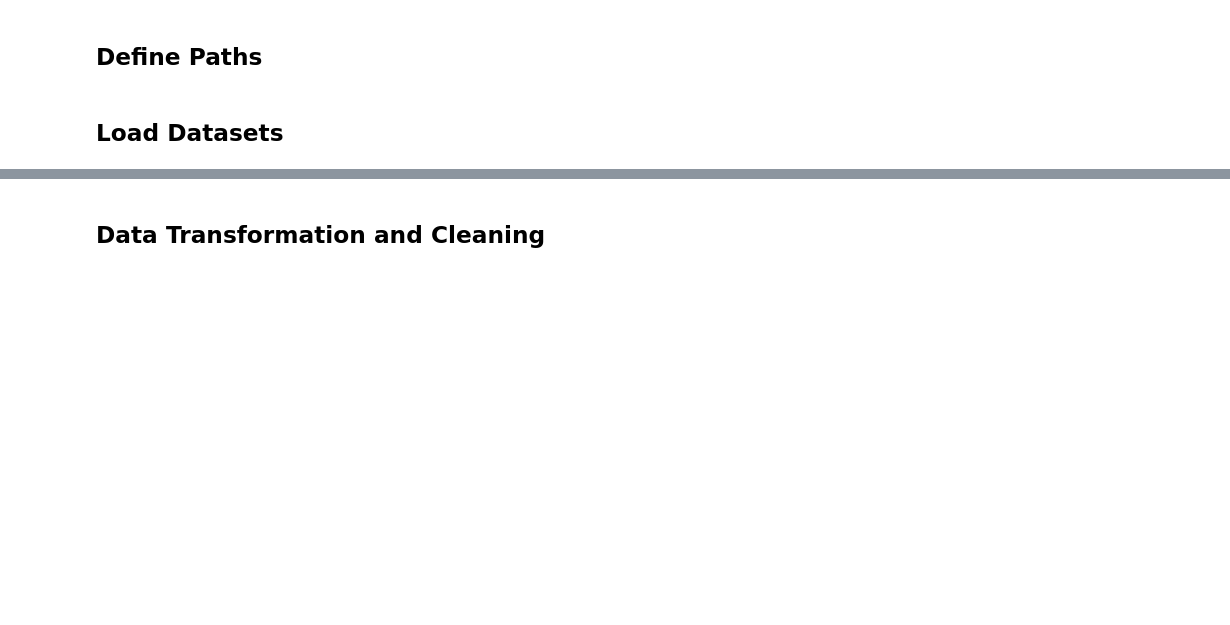
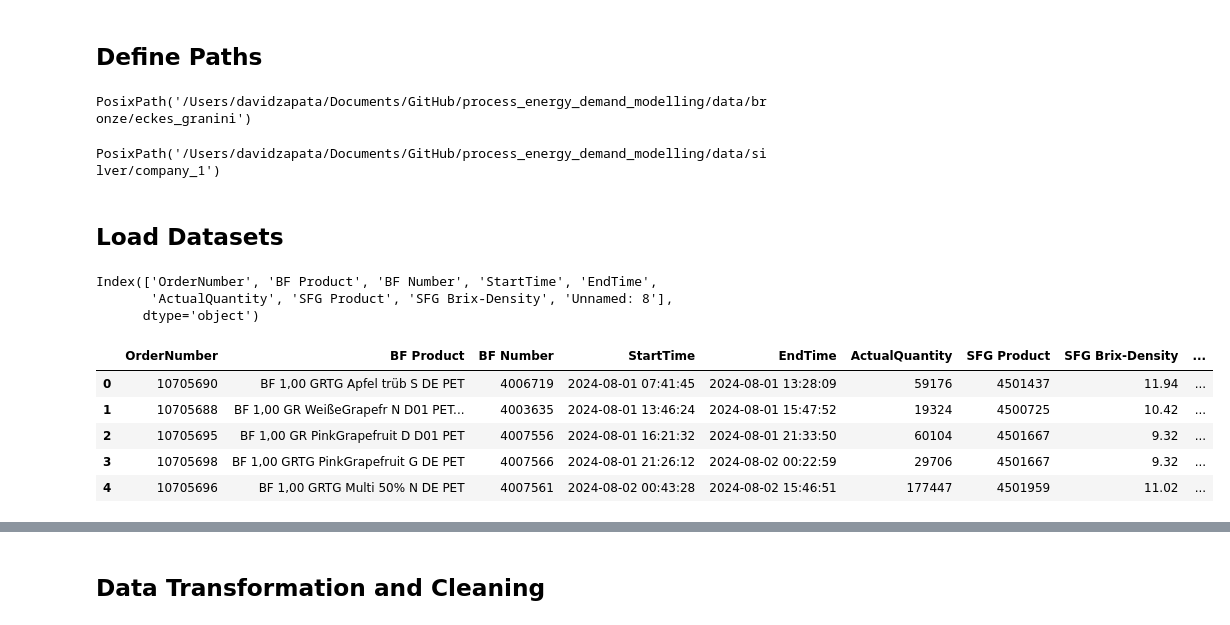
Before and after one commit to zapataunipaderborn/process_energy_demand_modelling, a Jupyter notebook: src/data_cleaning/eckes_granini/02_analysis_eckes_productiondata.ipynb, the cells around one changed output, grey strips where cells are left out. Saved outputs shown, nothing was run; the diff lists cells and outputs as text; code cells hidden in the pictures; blank space fills up the shorter version.

```diff
--- a/src/data_cleaning/eckes_granini/02_analysis_eckes_productiondata.ipynb
+++ b/src/data_cleaning/eckes_granini/02_analysis_eckes_productiondata.ipynb
@@ -84,4 +84,7 @@ pd.options.mode.chained_assignment = None
 current_path = Path(__file__).resolve().parent if '__file__' in globals() else Path().resolve()
 
 # Navigate to the 'data/bronze/aixit' folder relative to the current path
-files_folder_raw = current_path.parent.parent.parent.parent / 'data' / 'raw' / 'eckes_granini'
+files_folder_bronze = current_path.parent.parent.parent / 'data' / 'bronze' / 'eckes_granini'
+files_folder_bronze
+# %% [output]
+PosixPath('/Users/davidzapata/Documents/GitHub/process_energy_demand_modelling/data/bronze/eckes_granini')
@@ -91,5 +92,8 @@ files_folder_raw
 # Define the path to the current file's location
 current_path = Path(__file__).resolve().parent if '__file__' in globals() else Path().resolve()
 
-# Navigate to the 'data/bronze/aixit' folder relative to the current path
-files_folder_bronze = current_path.parent.parent.parent.parent / 'data' / 'bronze' / 'eckes_granini'
+# Navigate to the 'data/silver/aixit' folder relative to the current path
+files_folder_silver = current_path.parent.parent.parent / 'data' / 'silver' / 'company_1'
+files_folder_silver
+# %% [output]
+PosixPath('/Users/davidzapata/Documents/GitHub/process_energy_demand_modelling/data/silver/company_1')
@@ -103,9 +101,19 @@ files_folder_silver = current_path.parent.parent.parent.parent / 'data' / 'silve
 ## Load Datasets
 # %%
 # load Aufträge PET2 08_2024
-df_orders = pd.read_excel(files_folder_raw/"Aufträge Energie Meldungen/Aufträge PET2 08_2024.xlsx", header=1, parse_dates=["StartTime", "EndTime"])
+df_orders = pd.read_excel(files_folder_bronze/"Aufträge Energie Meldungen/Aufträge PET2 08_2024.xlsx", header=1, parse_dates=["StartTime", "EndTime"])
 print(df_orders.columns)
 
 df_orders.head()
+# %% [output]
+Index(['OrderNumber', 'BF Product', 'BF Number', 'StartTime', 'EndTime',
+       'ActualQuantity', 'SFG Product', 'SFG Brix-Density', 'Unnamed: 8'],
+      dtype='object')
+|  | OrderNumber | BF Product | BF Number | StartTime | EndTime | ActualQuantity | SFG Product | SFG Brix-Density | ... |
+| 0 | 10705690 | BF 1,00 GRTG Apfel trüb S DE PET | 4006719 | 2024-08-01 07:41:45 | 2024-08-01 13:28:09 | 59176 | 4501437 | 11.94 | ... |
+| 1 | 10705688 | BF 1,00 GR WeißeGrapefr N D01 PET... | 4003635 | 2024-08-01 13:46:24 | 2024-08-01 15:47:52 | 19324 | 4500725 | 10.42 | ... |
+| 2 | 10705695 | BF 1,00 GR PinkGrapefruit D D01 PET | 4007556 | 2024-08-01 16:21:32 | 2024-08-01 21:33:50 | 60104 | 4501667 | 9.32 | ... |
+| 3 | 10705698 | BF 1,00 GRTG PinkGrapefruit G DE PET | 4007566 | 2024-08-01 21:26:12 | 2024-08-02 00:22:59 | 29706 | 4501667 | 9.32 | ... |
+| 4 | 10705696 | BF 1,00 GRTG Multi 50% N DE PET | 4007561 | 2024-08-02 00:43:28 | 2024-08-02 15:46:51 | 177447 | 4501959 | 11.02 | ... |
 # %%
 # load Meldungen PET2 KZE 08_2024
```
Also changed, not shown: parts of 20 cells of this notebook, 2 other files.
